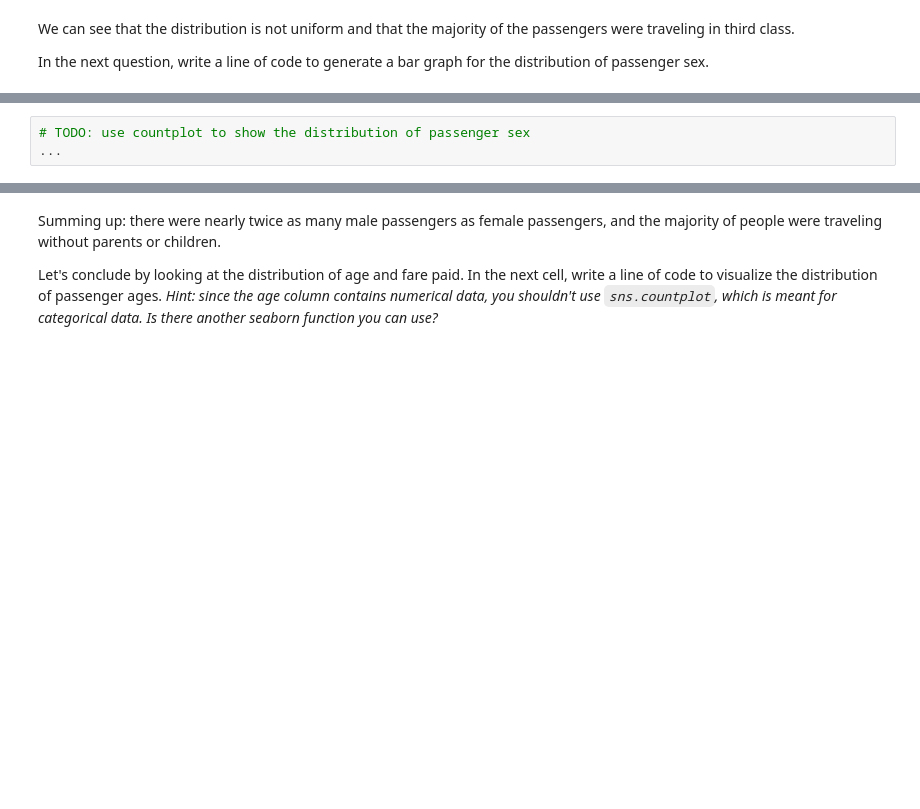
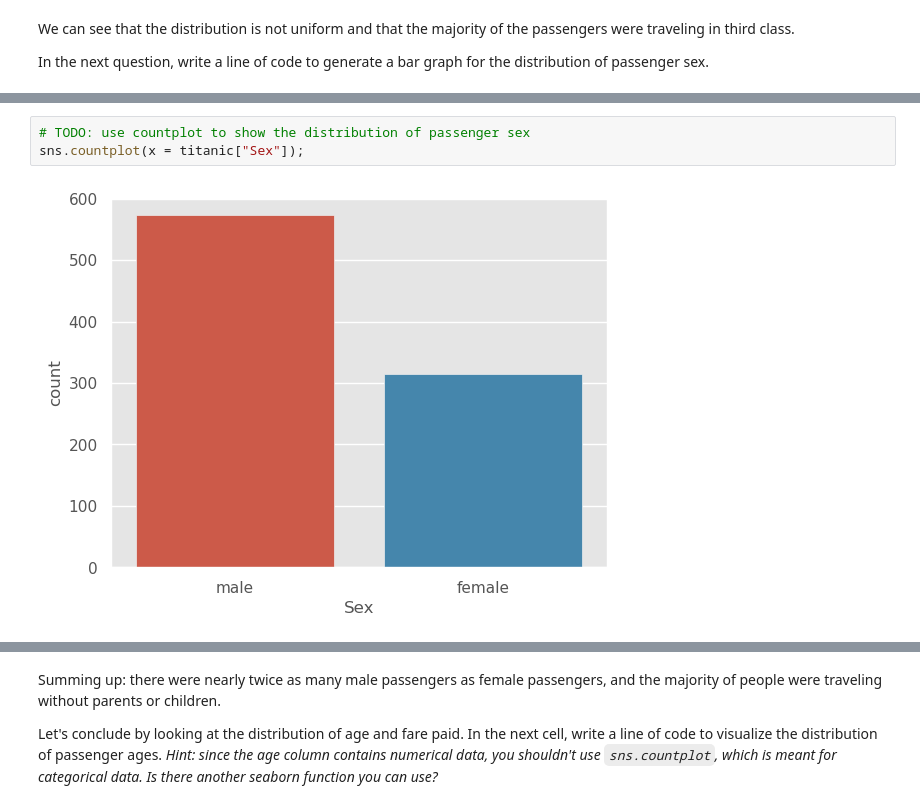
Before and after one commit to ds-102/sp24-materials, a Jupyter notebook: lab/lab01/lab01.ipynb, the cells around one changed output, grey strips where cells are left out. Saved outputs shown, nothing was run; the diff lists cells and outputs as text; blank space fills up the shorter version.

```diff
--- a/lab/lab01/lab01.ipynb
+++ b/lab/lab01/lab01.ipynb
@@ -209,6 +227,8 @@ In the next question, write a line of code to generate a bar graph for the distr
 <!-- BEGIN QUESTION -->
 # %%
 # TODO: use countplot to show the distribution of passenger sex
-...
+sns.countplot(x = titanic["Sex"]);
+# %% [output]
+[figure, added]
 # %%
 # TODO: use countplot to show the distribution of the number of parents/children aboard
```
Also changed, not shown: parts of 31 cells of this notebook.
